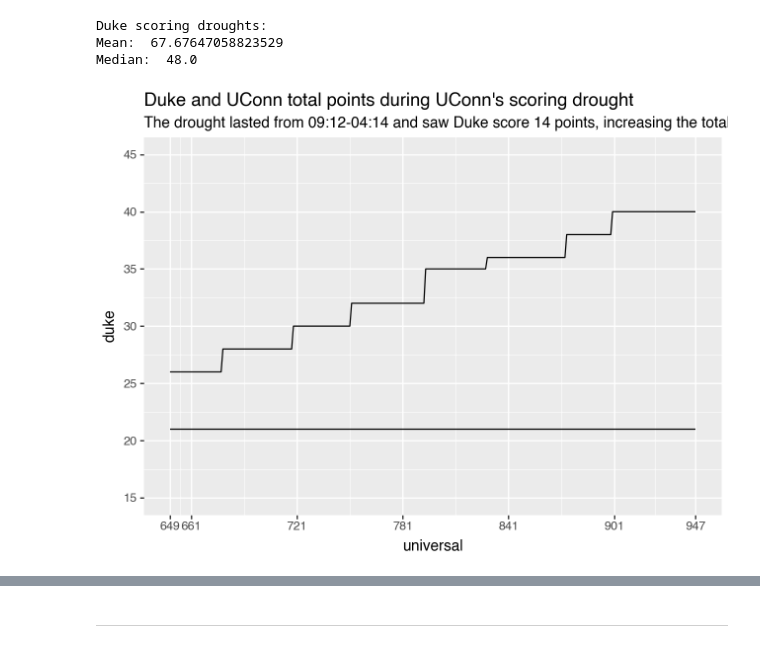
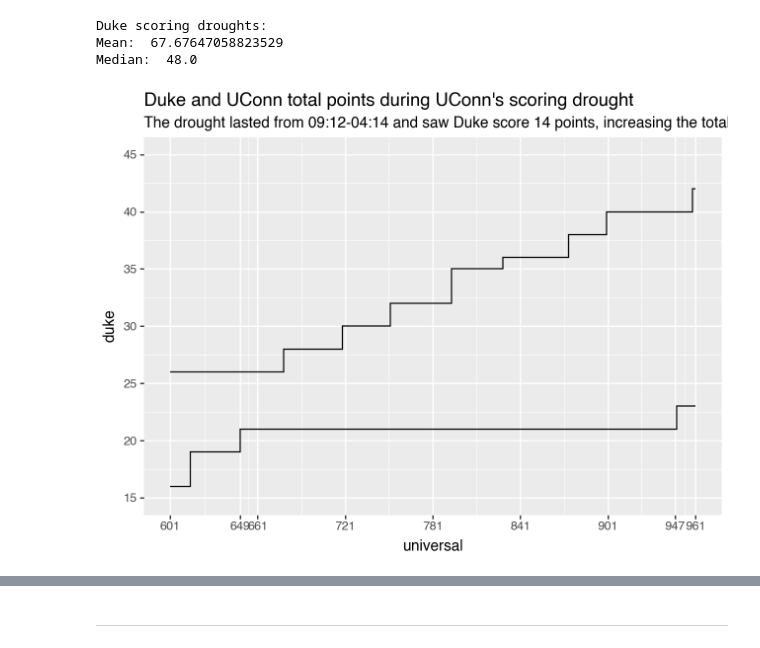
Before and after one commit to hgorledeenn/duke-uconn-game, a Jupyter notebook: data_wrangling.ipynb, the cells around one changed output, grey strips where cells are left out. Cells and saved outputs as stored; diff of their text form; code cells hidden in the pictures.

```diff
--- a/data_wrangling.ipynb
+++ b/data_wrangling.ipynb
@@ -138,19 +140,19 @@ Duke scoring droughts:
 Mean:  67.67647058823529
 Median:  48.0
 # %%
-df_uconn_scoring_drought = df[(df['universal']>=649) & (df['universal']<=947)]
+df_uconn_scoring_drought = df[(df['universal']>=601) & (df['universal']<=961)]
 # %%
 plot = (
     ggplot(df_uconn_scoring_drought) +
-    geom_line(aes(x='universal', y='duke')) +
-    geom_line(aes(x='universal', y='uconn')) +
+    geom_step(aes(x='universal', y='duke')) +
+    geom_step(aes(x='universal', y='uconn')) +
     scale_y_continuous(limits=(15,45),breaks=[15,20,25,30,35,40,45], labels=[15,20,25,30,35,40,45]) +
-    scale_x_continuous(breaks=[649,661,721,781,841,901,947], labels=[649,661,721,781,841,901,947]) +
+    scale_x_continuous(breaks=[601,649,661,721,781,841,901,947,961], labels=[601,649,661,721,781,841,901,947,961]) +
     labs(title="Duke and UConn total points during UConn's scoring drought",
          subtitle="The drought lasted from 09:12-04:14 and saw Duke score 14 points, increasing the total point gap from 5 to 19")
 )
 plot
 # %% [output]
-[figure, old version]
+[figure, new version]
 # %%
 plot.save('plotnine_output/uconn_drought_scores.svg')
```
Also changed, not shown: parts of 4 cells of this notebook, 13 other files.
